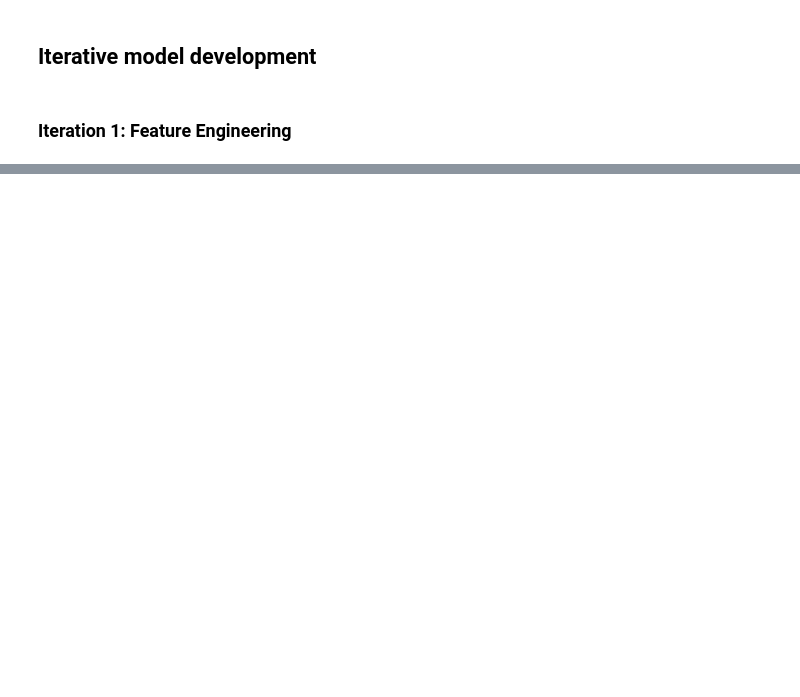
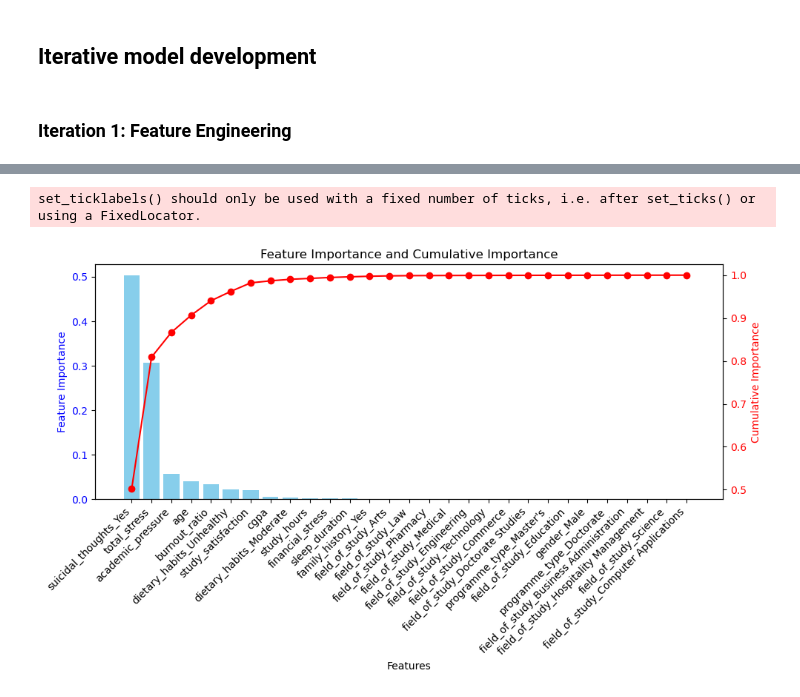
Before and after one commit to JonathanChickenLeg/mldp_project3, a Jupyter notebook: MLDP Program Codes Submission Template.ipynb, the cells around one changed output, grey strips where cells are left out. Cells and saved outputs as stored; diff of their text form; code cells hidden in the pictures; blank space fills up the shorter version.

```diff
--- a/MLDP Program Codes Submission Template.ipynb
+++ b/MLDP Program Codes Submission Template.ipynb
@@ -705,0 +1456,10 @@ df
+# %%
+## Feature Importance from Gradient Boosting Tree
+df_gbt_feat_impt = pd.DataFrame({
+                                  'Feature': gbt.feature_names_in_,
+                                  'Importance': gbt.feature_importances_
+                                }).sort_values(by='Importance', ascending=False)
+
+df_gbt_feat_impt['Cumulative Importance'] = df_gbt_feat_impt['Importance'].cumsum()
+
+df_gbt_feat_impt
@@ -705,0 +1484,23 @@ df
+# %%
+## Plot feature importance and cumulative importance
+fig, ax1 = plt.subplots(figsize=(10, 6))
+
+# Bar chart for feature importance
+ax1.bar(df_gbt_feat_impt['Feature'], df_gbt_feat_impt['Importance'], color='skyblue')
+ax1.set_xlabel('Features')
+ax1.set_ylabel('Feature Importance', color='blue')
+ax1.tick_params(axis='y', labelcolor='blue')
+ax1.set_xticklabels(df_gbt_feat_impt['Feature'], rotation=45, ha='right')
+
+# Line chart for cumulative importance
+ax2 = ax1.twinx()
+ax2.plot(df_gbt_feat_impt['Feature'], df_gbt_feat_impt['Cumulative Importance'], color='red', marker='o')
+ax2.set_ylabel('Cumulative Importance', color='red')
+ax2.tick_params(axis='y', labelcolor='red')
+
+plt.title('Feature Importance and Cumulative Importance')
+plt.tight_layout()
+plt.show()
+# %% [output]
+set_ticklabels() should only be used with a fixed number of ticks, i.e. after set_ticks() or using a FixedLocator.
+[figure, added]
```
Also changed, not shown: parts of 56 cells of this notebook, 6 other files.
